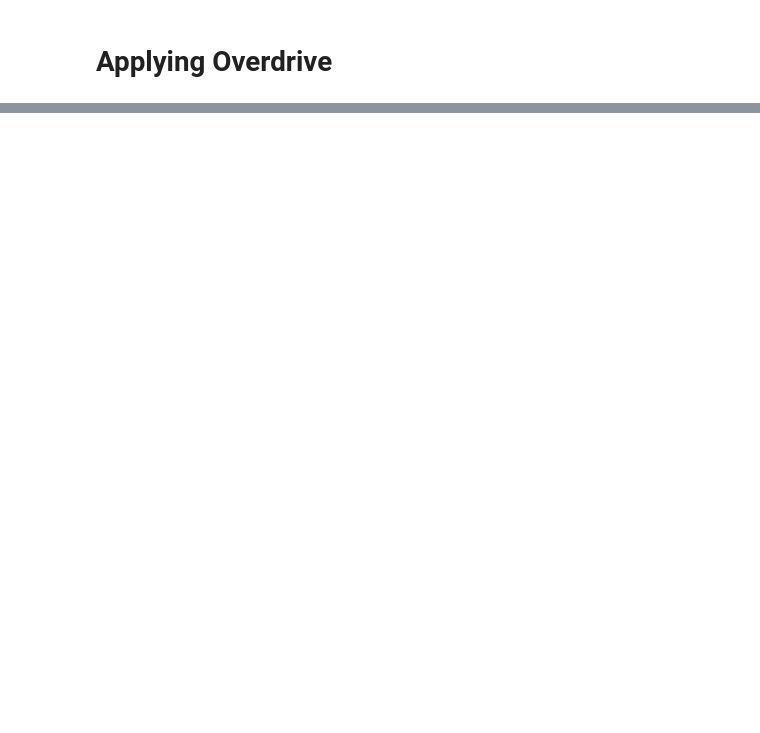
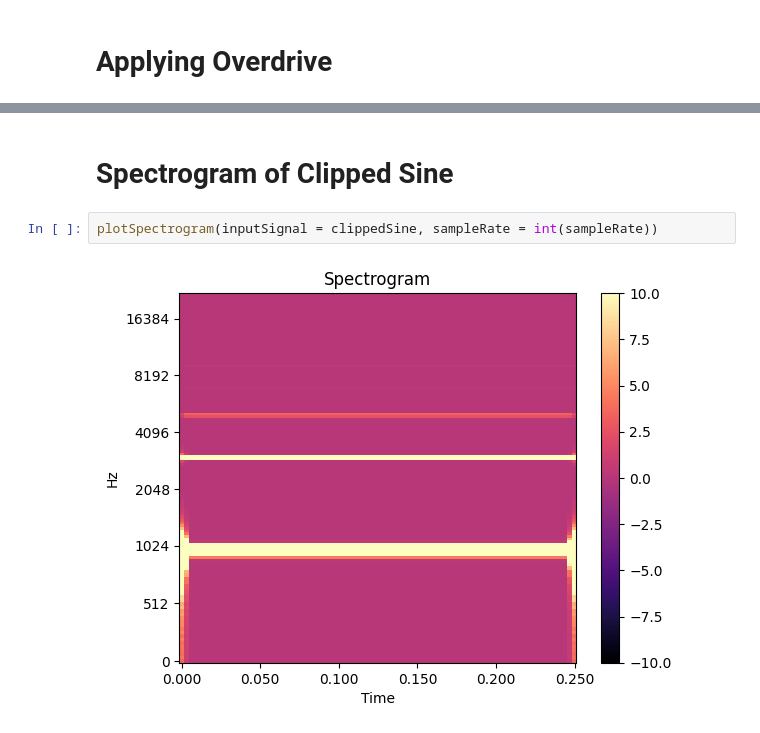
Before and after one commit to JamesBedson/Footprint, a Jupyter notebook: PrototypesDSP/overdrivePrototype.ipynb, the cells around one changed output, grey strips where cells are left out. Saved outputs shown, nothing was run; the diff lists cells and outputs as text; blank space fills up the shorter version.

```diff
--- a/PrototypesDSP/overdrivePrototype.ipynb
+++ b/PrototypesDSP/overdrivePrototype.ipynb
@@ -60,0 +72,6 @@ ipd.Audio(data = sampleAudioOverdrive, rate = sampleRate)
+# %% [markdown]
+# Spectrogram of Clipped Sine
+# %%
+plotSpectrogram(inputSignal = clippedSine, sampleRate = int(sampleRate))
+# %% [output]
+[figure, added]
```
Also changed, not shown: parts of 20 cells of this notebook, 2 other files.
